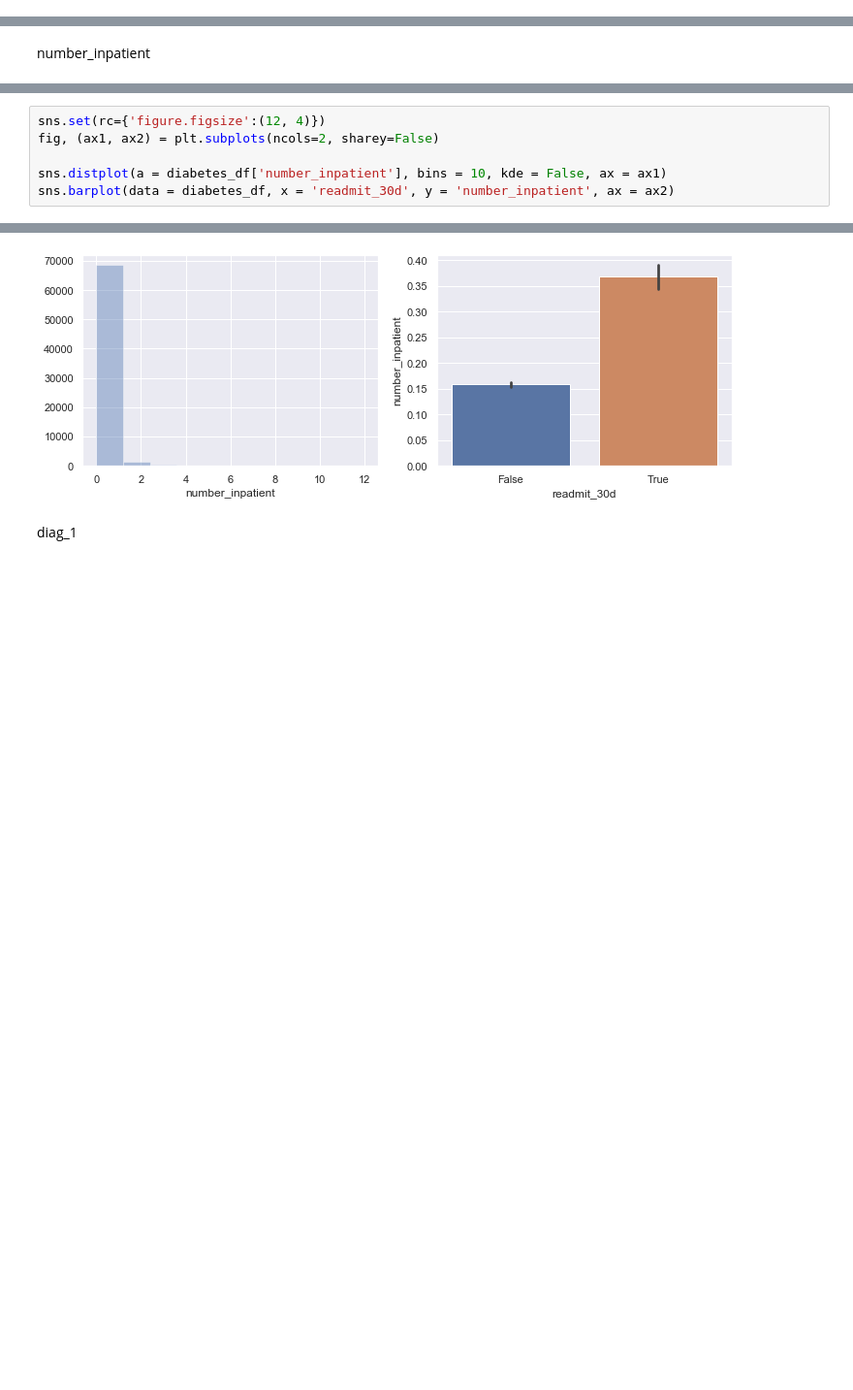
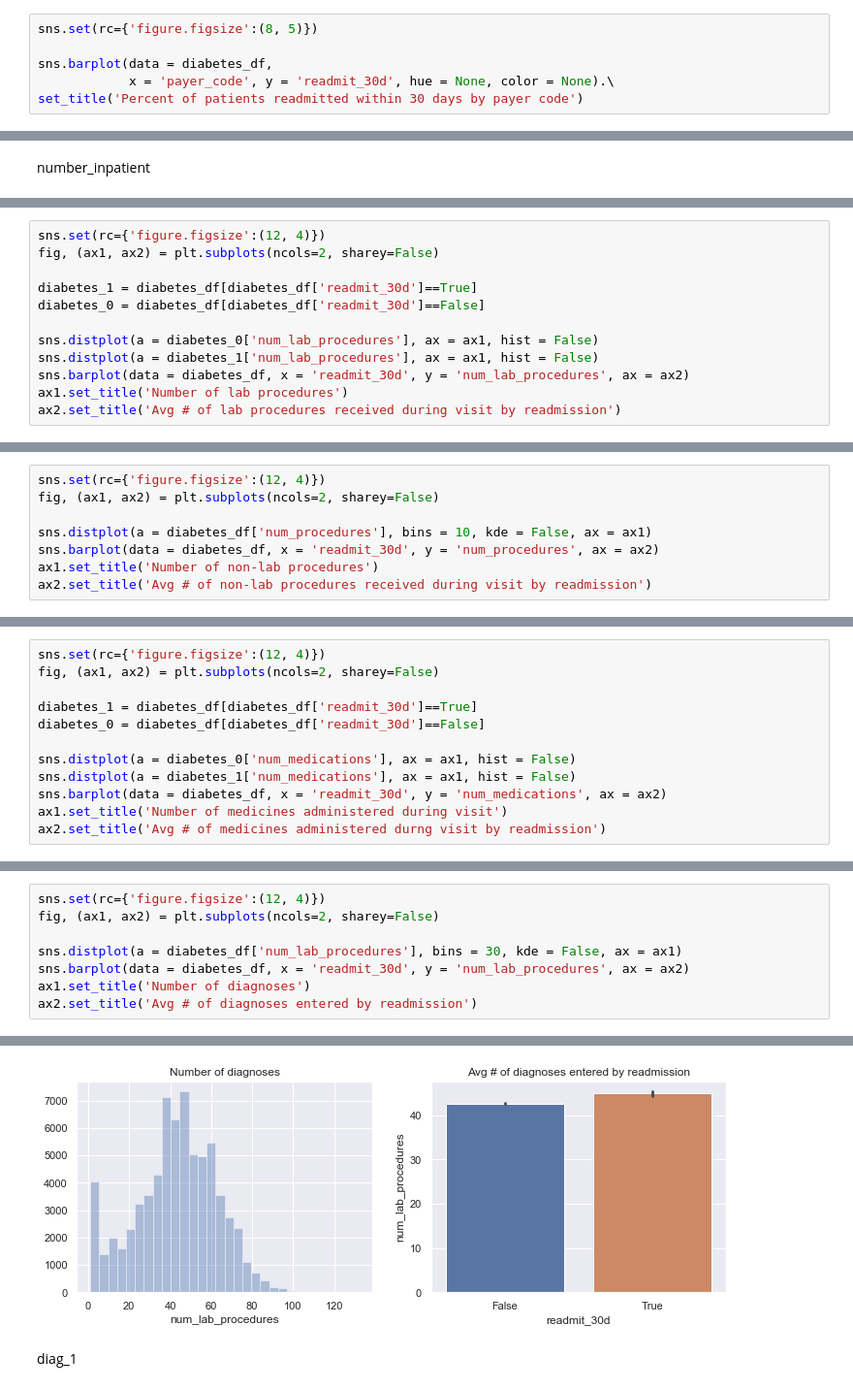
Before and after one commit to dynacao/HospitalReadmissions, a Jupyter notebook: Yi/EDA_Yi.ipynb, the cells around one changed output, grey strips where cells are left out. Shown: that part at 97% size. Cells and saved outputs as stored; diff of their text form; blank space fills up the shorter version.

```diff
--- a/Yi/EDA_Yi.ipynb
+++ b/Yi/EDA_Yi.ipynb
@@ -134,0 +290,6 @@ diabetes_df.iloc[:,len(diabetes.columns)//3-1:len(diabetes.columns)//3*2+1].samp
+# %%
+sns.set(rc={'figure.figsize':(8, 5)})
+
+sns.barplot(data = diabetes_df,
+            x = 'payer_code', y = 'readmit_30d', hue = None, color = None).\
+set_title('Percent of patients readmitted within 30 days by payer code')
@@ -217,0 +387,12 @@ Name: number_inpatient, dtype: int64
+# %%
+sns.set(rc={'figure.figsize':(12, 4)})
+fig, (ax1, ax2) = plt.subplots(ncols=2, sharey=False)
+
+diabetes_1 = diabetes_df[diabetes_df['readmit_30d']==True]
+diabetes_0 = diabetes_df[diabetes_df['readmit_30d']==False]
+
+sns.distplot(a = diabetes_0['num_lab_procedures'], ax = ax1, hist = False)
+sns.distplot(a = diabetes_1['num_lab_procedures'], ax = ax1, hist = False)
+sns.barplot(data = diabetes_df, x = 'readmit_30d', y = 'num_lab_procedures', ax = ax2)
+ax1.set_title('Number of lab procedures')
+ax2.set_title('Avg # of lab procedures received during visit by readmission')
@@ -217,0 +404,8 @@ Name: number_inpatient, dtype: int64
+# %%
+sns.set(rc={'figure.figsize':(12, 4)})
+fig, (ax1, ax2) = plt.subplots(ncols=2, sharey=False)
+
+sns.distplot(a = diabetes_df['num_procedures'], bins = 10, kde = False, ax = ax1)
+sns.barplot(data = diabetes_df, x = 'readmit_30d', y = 'num_procedures', ax = ax2)
+ax1.set_title('Number of non-lab procedures')
+ax2.set_title('Avg # of non-lab procedures received during visit by readmission')
@@ -217,0 +417,12 @@ Name: number_inpatient, dtype: int64
+# %%
+sns.set(rc={'figure.figsize':(12, 4)})
+fig, (ax1, ax2) = plt.subplots(ncols=2, sharey=False)
+
+diabetes_1 = diabetes_df[diabetes_df['readmit_30d']==True]
+diabetes_0 = diabetes_df[diabetes_df['readmit_30d']==False]
+
+sns.distplot(a = diabetes_0['num_medications'], ax = ax1, hist = False)
+sns.distplot(a = diabetes_1['num_medications'], ax = ax1, hist = False)
+sns.barplot(data = diabetes_df, x = 'readmit_30d', y = 'num_medications', ax = ax2)
+ax1.set_title('Number of medicines administered during visit')
+ax2.set_title('Avg # of medicines administered durng visit by readmission')
@@ -219,6 +435,8 @@ Name: number_inpatient, dtype: int64
 sns.set(rc={'figure.figsize':(12, 4)})
 fig, (ax1, ax2) = plt.subplots(ncols=2, sharey=False)
 
-sns.distplot(a = diabetes_df['number_inpatient'], bins = 10, kde = False, ax = ax1)
-sns.barplot(data = diabetes_df, x = 'readmit_30d', y = 'number_inpatient', ax = ax2)
+sns.distplot(a = diabetes_df['num_lab_procedures'], bins = 30, kde = False, ax = ax1)
+sns.barplot(data = diabetes_df, x = 'readmit_30d', y = 'num_lab_procedures', ax = ax2)
+ax1.set_title('Number of diagnoses')
+ax2.set_title('Avg # of diagnoses entered by readmission')
 # %% [output]
@@ -226,4 +444,4 @@ sns.barplot(data = diabetes_df, x = 'readmit_30d', y = 'number_inpatient', ax =
-[figure, old version]
+[figure, new version]
 # %% [markdown]
 diag_1
 # %%
```
Also changed, not shown: parts of 104 cells of this notebook, 6 other files.
